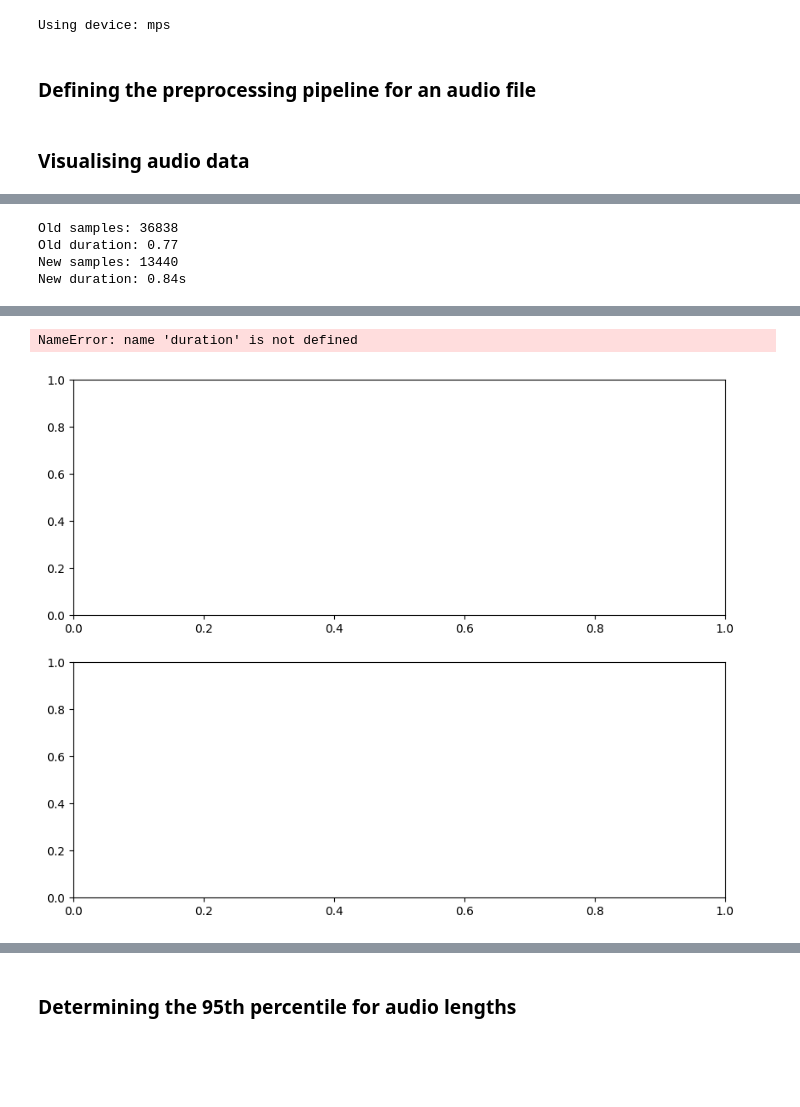
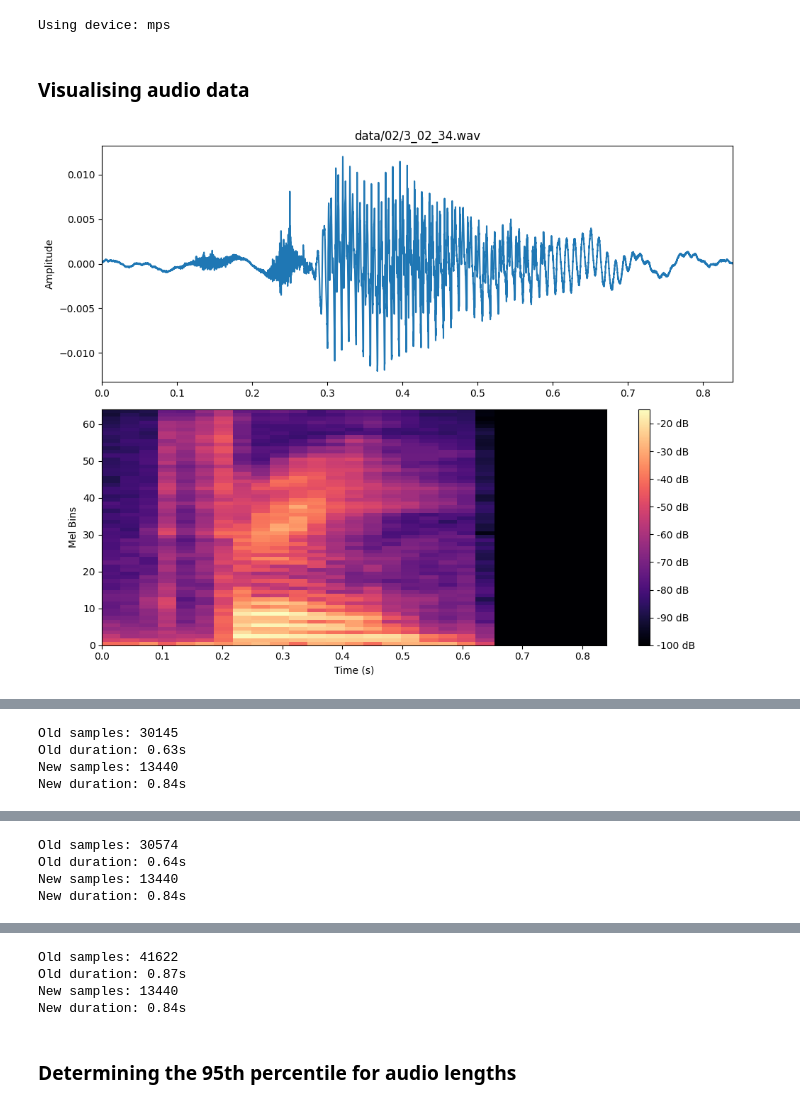
Before and after one commit to jackr03/bio-inspired-sonar-for-underwater-object-detection, a Jupyter notebook: train_cnn.ipynb, the cells around one changed output, grey strips where cells are left out. Saved outputs shown, nothing was run; the diff lists cells and outputs as text; code cells hidden in the pictures; blank space fills up the shorter version.

```diff
--- a/train_cnn.ipynb
+++ b/train_cnn.ipynb
@@ -41,14 +29,19 @@ from tqdm import tqdm
 ### Constants
 # %%
 INPUT_DIR = 'data'
+MODEL_PATH = 'models/best_cnn.pth'
 
-# Hyperparameters
+# Audio data
 ORIGINAL_SAMPLE_RATE = 48_000
 TARGET_SAMPLE_RATE = 16_000
 TARGET_AUDIO_LENGTH = 0.84
 TARGET_SAMPLES = int(TARGET_SAMPLE_RATE * TARGET_AUDIO_LENGTH)
 
-N_MELS = 64
+# Hyperparameters
+LR = 0.001
+NUM_EPOCHS = 10
+
+NUM_MELS = 64
 # %% [markdown]
 ### Setting up device to use
 # %%
@@ -60,5 +53,3 @@ device = torch.device(
 print(f'Using device: {device}')
 # %% [output]
 Using device: mps
-# %% [markdown]
-### Defining the preprocessing pipeline for an audio file
@@ -113,6 +61,7 @@ def visualise_audio_data() -> None:
         orig_freq=ORIGINAL_SAMPLE_RATE,
         new_freq=TARGET_SAMPLE_RATE
     )
+    pipeline = get_transformation_pipeline()
 
     for i in range(3):
         # Randomly select a digit, speaker and sample
@@ -135,38 +84,38 @@ def visualise_audio_data() -> None:
         new_samples = new_waveform.shape[1]
         new_duration = new_waveform.shape[1] / new_sample_rate
 
         mel_spectrogram = pipeline(waveform)
 
-        print(f'Old samples: {old_samples}')
-        print(f'Old duration: {old_duration:.2f}')
-        print(f'New samples: {new_samples}')
-        print(f'New duration: {new_duration:.2f}s')
-
         # Plotting
         fig, (ax1, ax2) = plt.subplots(2, 1, figsize=(10, 8), sharex=False)
 
         # Waveform
-        ax1.plot(np.linspace(0, duration, waveform.shape[1]), waveform.t().numpy())
-        ax1.set_xlim(0, duration)
+        ax1.plot(np.linspace(0, new_duration, waveform.shape[1]), waveform.t().numpy())
+        ax1.set_xlim(0, new_duration)
         ax1.set_title(file)
         ax1.set_ylabel('Amplitude')
 
         # Mel Spectrogram
         img = ax2.imshow(
             mel_spectrogram[0].numpy(),
             origin='lower',
             aspect='auto',
             cmap='magma',
-            extent=[0, duration, 0, N_MELS],
+            extent=[0, new_duration, 0, NUM_MELS],
         )
         ax2.set_ylabel('Mel Bins')
         ax2.set_xlabel('Time (s)')
         fig.colorbar(img, ax=ax2, format='%+2.0f dB')
 
         plt.tight_layout()
         plt.show()
 
         display(Audio(data=waveform, rate=sample_rate))
+        print(f'Old samples: {old_samples}')
+        print(f'Old duration: {old_duration:.2f}s')
+        print(f'New samples: {new_samples}')
+        print(f'New duration: {new_duration:.2f}s')
 
 visualise_audio_data()
 # %% [output]
+[figure, new version]
@@ -173,4 +123,4 @@ visualise_audio_data()
-Old samples: 36838
-Old duration: 0.77
+Old samples: 30145
+Old duration: 0.63s
 New samples: 13440
 New duration: 0.84s
@@ -177,2 +129,4 @@ New duration: 0.84s
-NameError: name 'duration' is not defined
+Old samples: 30574
+Old duration: 0.64s
+New samples: 13440
+New duration: 0.84s
-[figure, old version]
@@ -179,3 +135,7 @@ NameError: name 'duration' is not defined
+Old samples: 41622
+Old duration: 0.87s
+New samples: 13440
+New duration: 0.84s
 # %% [markdown]
 ### Determining the 95th percentile for audio lengths
 # %%
```
Also changed, not shown: parts of 13 cells of this notebook, 1 other file.
